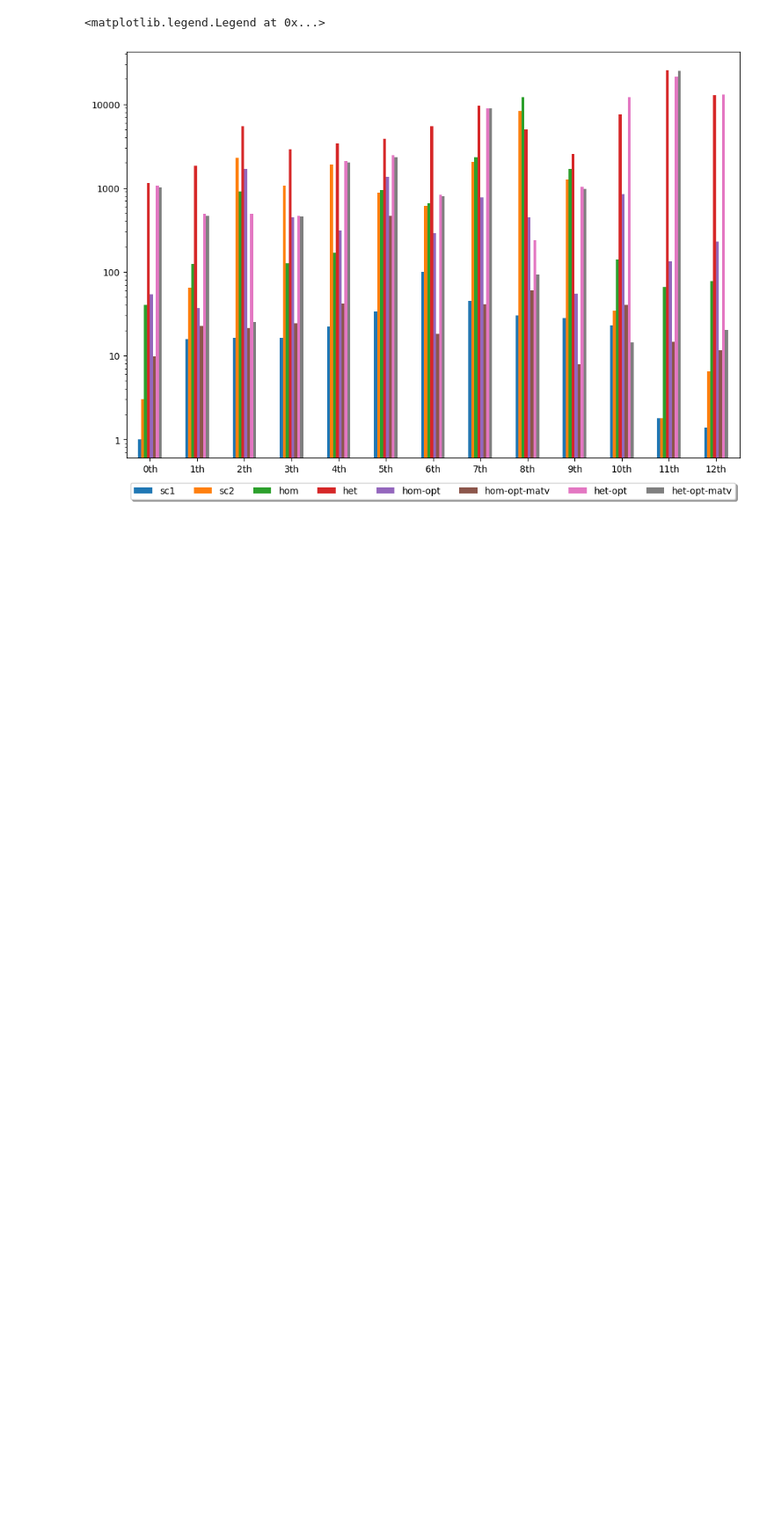
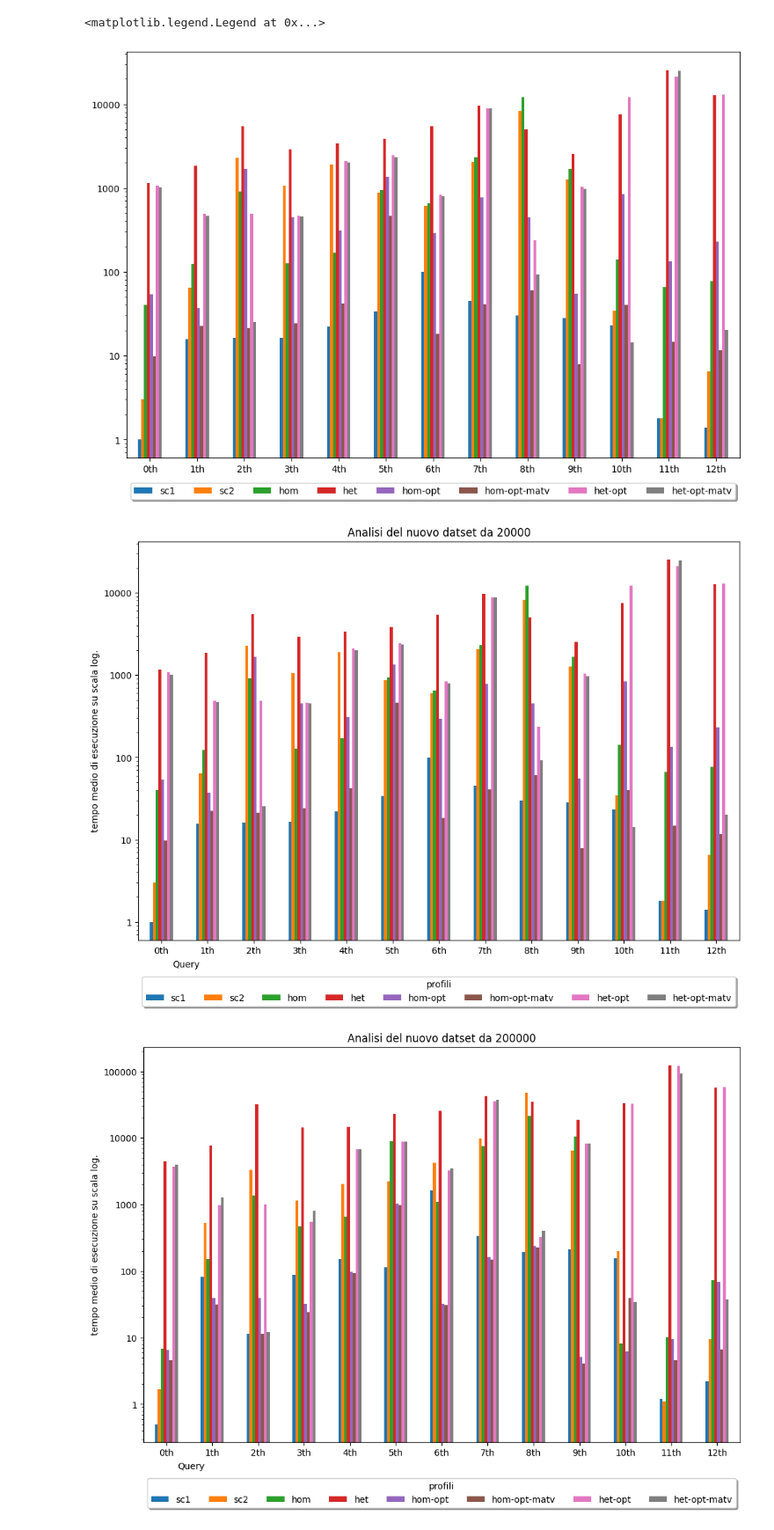
Before and after one commit to Simone-Scalella/Progetto_NewGenerationDB, a Jupyter notebook: analisi.ipynb, the cells around one changed output. Shown: that part at 88% size. Drawn from its saved outputs; the diff is of its cells as text; code cells hidden in the pictures; blank space fills up the shorter version.

Commit message:
image

```diff
--- a/analisi.ipynb
+++ b/analisi.ipynb
@@ -35,3 +35,19 @@ ax.legend(loc='upper center', bbox_to_anchor=(0.5, -0.05),
 # %% [output]
 <matplotlib.legend.Legend at 0x...>
 [figure]
+# %%
+for num,acqui in zip(range(0,3),['20000','200000','2000000']):
+
+    ax = all_result[num].plot.bar(rot=0,figsize=(12,8))
+    ax.set_xticks(range(0,13),all_result[0]['query'].values)
+    ax.set_title('Analisi del nuovo datset da '+acqui)
+    ax.set_xlabel('Query')
+    ax.set_ylabel('tempo medio di esecuzione su scala log.')
+    ax.set_yscale('log')
+    ax.xaxis.set_label_coords(.08, -.05)
+    ax.yaxis.set_major_formatter(ScalarFormatter())
+    ax.legend(loc='upper center', bbox_to_anchor=(0.5, -0.08),
+            fancybox=True, shadow=True, ncol=8,title='profili')
+# %% [output]
+[figure, added]
+[figure, added]
```
Also changed, not shown: parts of 2 cells of this notebook, 6 other files.
